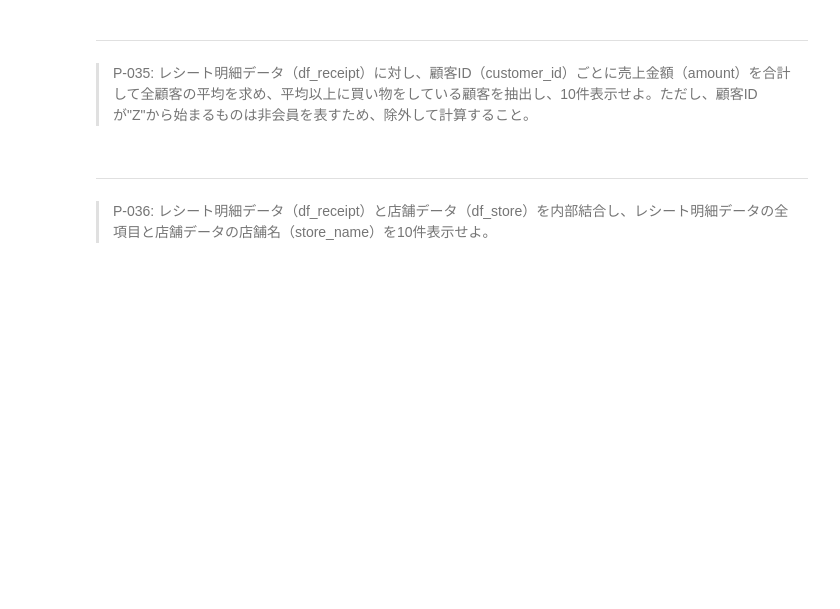
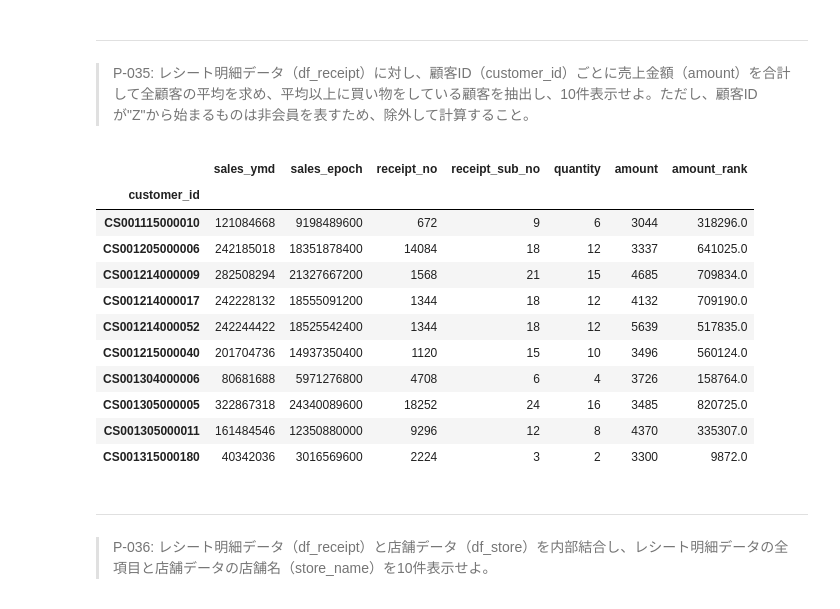
Before and after one commit to kichimura60/100knock, a Jupyter notebook: docker/work/preprocess_knock_Python.ipynb, the cells around one changed output. Saved outputs shown, nothing was run; the diff lists cells and outputs as text; code cells hidden in the pictures; blank space fills up the shorter version.

```diff
--- a/docker/work/preprocess_knock_Python.ipynb
+++ b/docker/work/preprocess_knock_Python.ipynb
@@ -647,6 +710,26 @@ numpy.std(a, axis=None, dtype=None, out=None, ddof=0, keepdims=)
 # %% [markdown]
 ---
 > P-035: レシート明細データ（df_receipt）に対し、顧客ID（customer_id）ごとに売上金額（amount）を合計して全顧客の平均を求め、平均以上に買い物をしている顧客を抽出し、10件表示せよ。ただし、顧客IDが"Z"から始まるものは非会員を表すため、除外して計算すること。
+# %%
+(
+    gr_customer
+    .sum(numeric_only=True)
+    .query('not(index.str.startswith("Z"))')
+    .query('amount >= @mean_amount')
+).head(10)
+# %% [output]
+|  | sales_ymd | sales_epoch | receipt_no | receipt_sub_no | quantity | amount | amount_rank |
+| customer_id |  |  |  |  |  |  |  |
+| CS001115000010 | 121084668 | 9198489600 | 672 | 9 | 6 | 3044 | 318296.0 |
+| CS001205000006 | 242185018 | 18351878400 | 14084 | 18 | 12 | 3337 | 641025.0 |
+| CS001214000009 | 282508294 | 21327667200 | 1568 | 21 | 15 | 4685 | 709834.0 |
+| CS001214000017 | 242228132 | 18555091200 | 1344 | 18 | 12 | 4132 | 709190.0 |
+| CS001214000052 | 242244422 | 18525542400 | 1344 | 18 | 12 | 5639 | 517835.0 |
+| CS001215000040 | 201704736 | 14937350400 | 1120 | 15 | 10 | 3496 | 560124.0 |
+| CS001304000006 | 80681688 | 5971276800 | 4708 | 6 | 4 | 3726 | 158764.0 |
+| CS001305000005 | 322867318 | 24340089600 | 18252 | 24 | 16 | 3485 | 820725.0 |
+| CS001305000011 | 161484546 | 12350880000 | 9296 | 12 | 8 | 4370 | 335307.0 |
+| CS001315000180 | 40342036 | 3016569600 | 2224 | 3 | 2 | 3300 | 9872.0 |
 # %% [markdown]
 ---
 > P-036: レシート明細データ（df_receipt）と店舗データ（df_store）を内部結合し、レシート明細データの全項目と店舗データの店舗名（store_name）を10件表示せよ。
```
Also changed, not shown: parts of 6 cells of this notebook.
